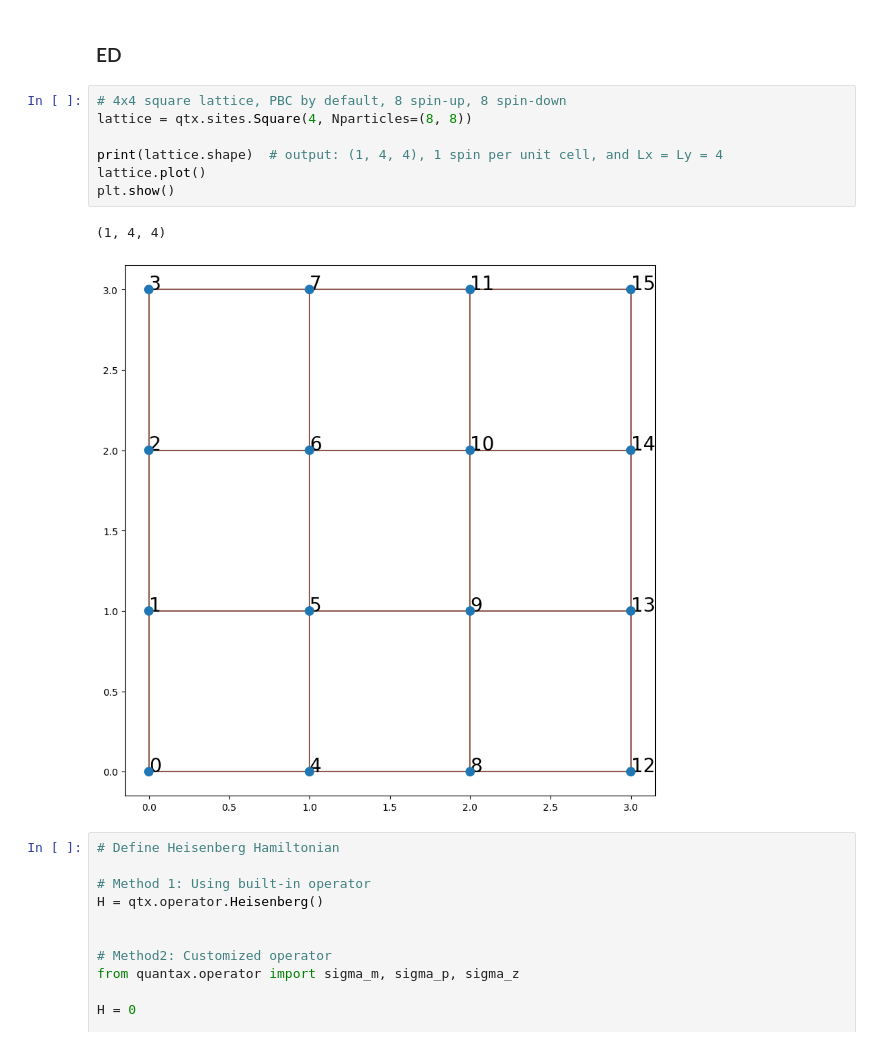
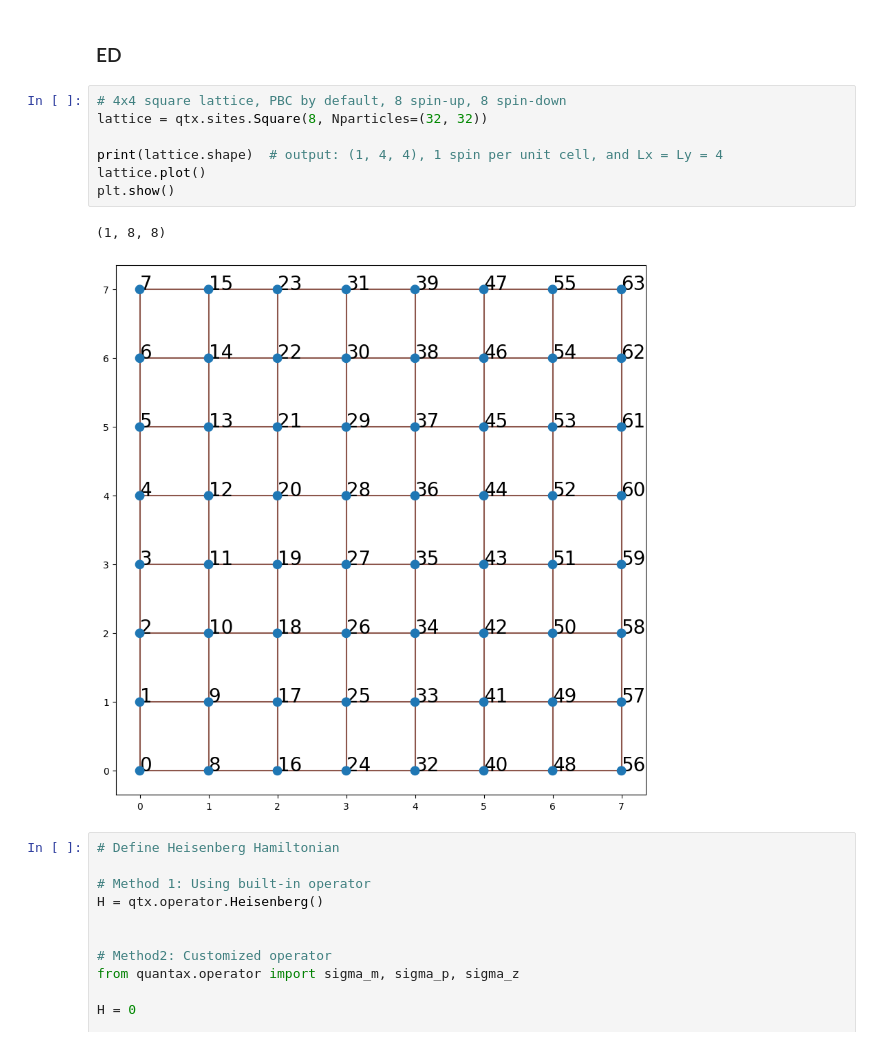
Before and after one commit to brandoncovert/NN_Discrete, a Jupyter notebook: archive/learning_quantax.ipynb, the cells around one changed output. Cells and saved outputs as stored; diff of their text form.

```diff
--- a/archive/learning_quantax.ipynb
+++ b/archive/learning_quantax.ipynb
@@ -9,14 +9,14 @@ from IPython.display import clear_output
 ### ED
 # %%
 # 4x4 square lattice, PBC by default, 8 spin-up, 8 spin-down
-lattice = qtx.sites.Square(4, Nparticles=(8, 8))
+lattice = qtx.sites.Square(8, Nparticles=(32, 32))
 
 print(lattice.shape)  # output: (1, 4, 4), 1 spin per unit cell, and Lx = Ly = 4
 lattice.plot()
 plt.show()
 # %% [output]
-(1, 4, 4)
+(1, 8, 8)
-[figure, old version]
+[figure, new version]
 # %%
 # Define Heisenberg Hamiltonian
 
```
Also changed, not shown: parts of 2 cells of this notebook, 4 other files.
